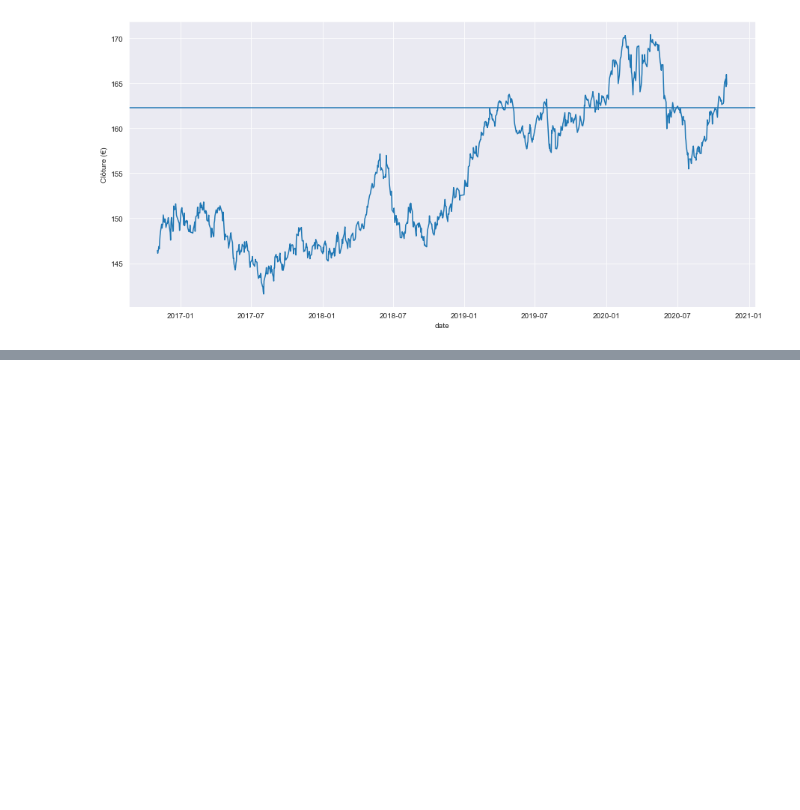
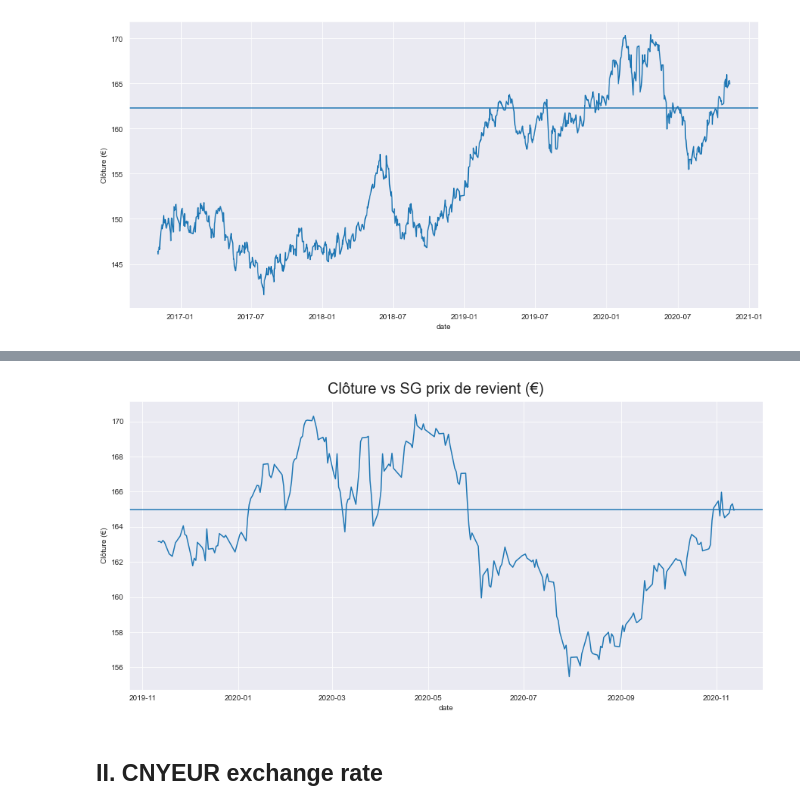
Before and after one commit to hubertdepsv/gavekalcapital_chinafixedincome_tracking, a Jupyter notebook: tracking.ipynb, the cells around one changed output, grey strips where cells are left out. Saved outputs shown, nothing was run; the diff lists cells and outputs as text; code cells hidden in the pictures; blank space fills up the shorter version.

```diff
--- a/tracking.ipynb
+++ b/tracking.ipynb
@@ -64,0 +89,11 @@ plt.ylabel('Performance (%)'); # plot the performance
+# %%
+sns.set_style('darkgrid')
+plt.figure(figsize=(15,7))
+graph = sns.lineplot(data=df_invested, x='date', y='clot')
+graph.axhline(165.00396)
+plt.ylabel('Clôture (€)')
+plt.figtext(.5,.9,'Clôture vs SG prix de revient (€)', fontsize=20, ha='center');
+# %% [output]
+[figure, added]
+# %% [markdown]
+## II. CNYEUR exchange rate
```
Also changed, not shown: parts of 27 cells of this notebook.
